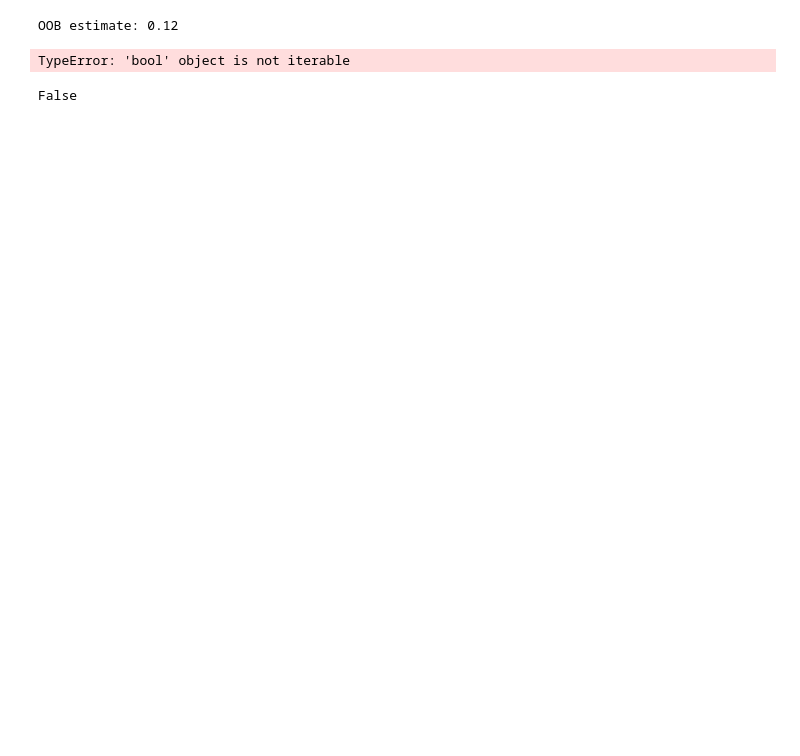
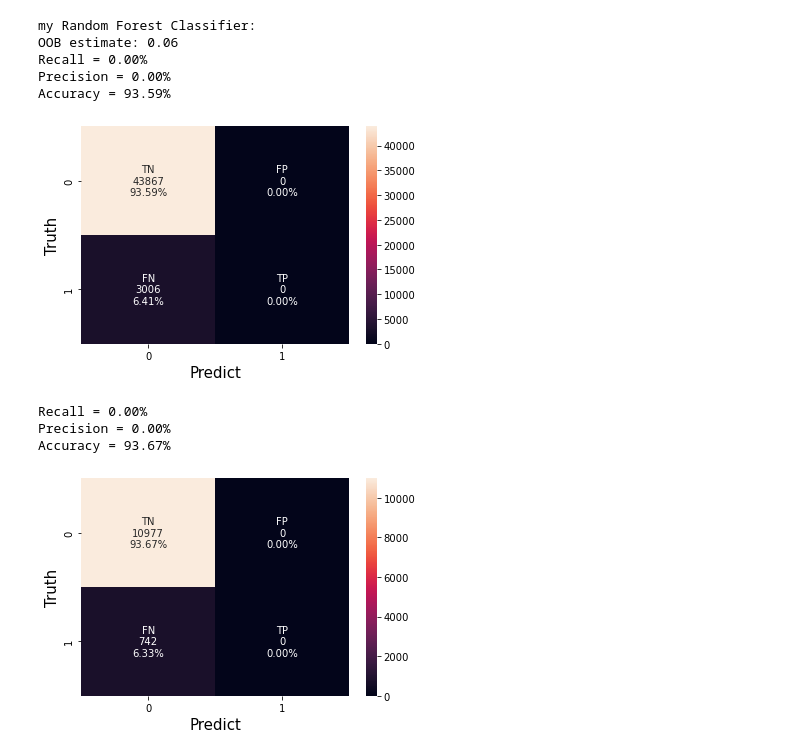
Before and after one commit to CalebThian/superviesed_learning, a Jupyter notebook: randomforest.ipynb, the cells around one changed output. Cells and saved outputs as stored; diff of their text form; code cells hidden in the pictures; blank space fills up the shorter version.

Commit message:
finish myRandomForestClassifier

```diff
--- a/randomforest.ipynb
+++ b/randomforest.ipynb
@@ -5,17 +5 @@ from random import randint,choices
-# %%
-path = "..//data//train.csv"
-X_train,y_train,X_test,y_test,Dict = data_process(path)
-feature_cat = [3,6,7,8,9,10,11,13,14,15,16,17,18,21,23,29,30,31,32,33,34,35,36,37,38,39,40]
-feature_num = []
-for i in range(42): #ID and is_claim is excluded
-    if i not in feature_cat:
-        feature_num.append(i)
-# %%
-seq = []
-for i in range(len(X_train)):
-    seq.append(i)
-# %%
-sample_list = []
-for i in range(1,len(feature_cat)+len(feature_num)):
-    sample_list.append(i)
 # %%
@@ -211,17 +225,14 @@ def predict_rf(tree_ls, X_test):
-# %%
-n_estimators = 10
-max_features = int(42**0.5)
-max_depth = 20
-min_samples_split = 2
-
-model = random_forest(X_train, y_train, n_estimators, max_depth, min_samples_split, max_features)
-# %% [output]
-OOB estimate: 0.12
-# %%
-preds = predict_rf(model, X_test)
-# %% [output]
-TypeError: 'bool' object is not iterable
-# %%
-preds==y_test
-# %% [output]
-False
+# %%
+clf = myRandomForestClassifier()
+classify(clf,"my Random Forest Classifier")
+# %% [output]
+my Random Forest Classifier:
+OOB estimate: 0.06
+Recall = 0.00%
+Precision = 0.00%
+Accuracy = 93.59%
+[figure, added]
+Recall = 0.00%
+Precision = 0.00%
+Accuracy = 93.67%
+[figure, added]
```
Also changed, not shown: parts of 12 cells of this notebook, 3 other files.
